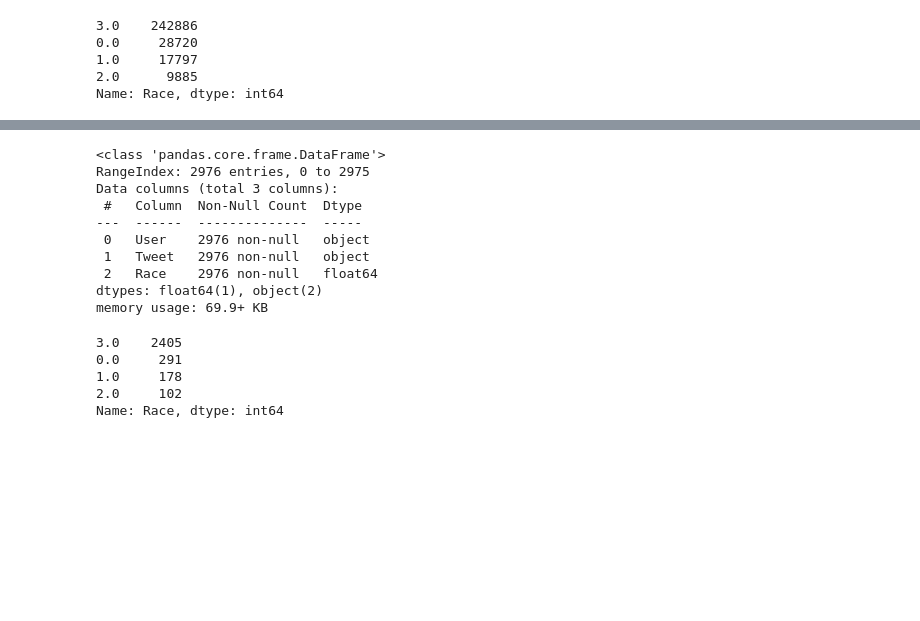
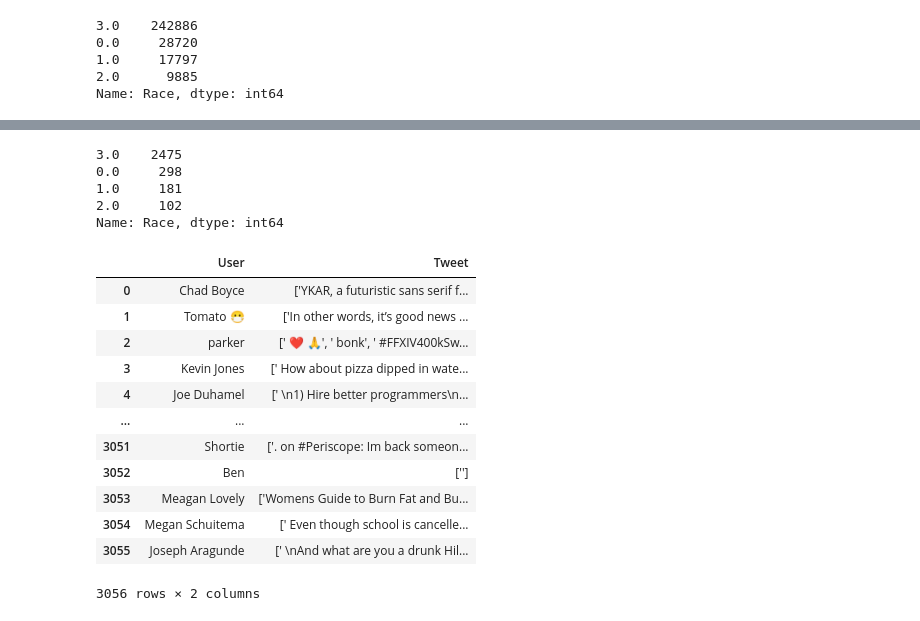
Before and after one commit to MinhNguyen99AI/CS640AI-Demographics-Prediction, a Jupyter notebook: racePrediction.ipynb, the cells around one changed output, grey strips where cells are left out. Saved outputs shown, nothing was run; the diff lists cells and outputs as text; code cells hidden in the pictures; blank space fills up the shorter version.

```diff
--- a/racePrediction.ipynb
+++ b/racePrediction.ipynb
@@ -134,19 +79,8 @@ len(names), len(concatenated_tweets), len(labels)
 # %%
-concat_df.info()
 concat_df["Race"].value_counts()
 # %% [output]
-<class 'pandas.core.frame.DataFrame'>
-RangeIndex: 2976 entries, 0 to 2975
-Data columns (total 3 columns):
- #   Column  Non-Null Count  Dtype
----  ------  --------------  -----
- 0   User    2976 non-null   object
- 1   Tweet   2976 non-null   object
- 2   Race    2976 non-null   float64
-dtypes: float64(1), object(2)
-memory usage: 69.9+ KB
+3.0    2475
+0.0     298
+1.0     181
+2.0     102
+Name: Race, dtype: int64
-3.0    2405
-0.0     291
-1.0     178
-2.0     102
-Name: Race, dtype: int64
@@ -152,0 +90,17 @@ Name: Race, dtype: int64
+# %%
+x.drop('Race',inplace=True,axis=1)
+x
+# %% [output]
+|  | User | Tweet |
+| 0 | Chad Boyce | ['YKAR, a futuristic sans serif f... |
+| 1 | Tomato 😷 | ['In other words, it’s good news ... |
+| 2 | parker | [' ❤️ 🙏', ' bonk', ' #FFXIV400kSw... |
+| 3 | Kevin Jones | [' How about pizza dipped in wate... |
+| 4 | Joe Duhamel | [' \n1) Hire better programmers\n... |
+| ... | ... | ... |
+| 3051 | Shortie | ['. on #Periscope: Im back someon... |
+| 3052 | Ben | [''] |
+| 3053 | Meagan Lovely | ['Womens Guide to Burn Fat and Bu... |
+| 3054 | Megan Schuitema | [' Even though school is cancelle... |
+| 3055 | Joseph Aragunde | [' \nAnd what are you a drunk Hil... |
+3056 rows × 2 columns
```
Also changed, not shown: parts of 17 cells of this notebook.
